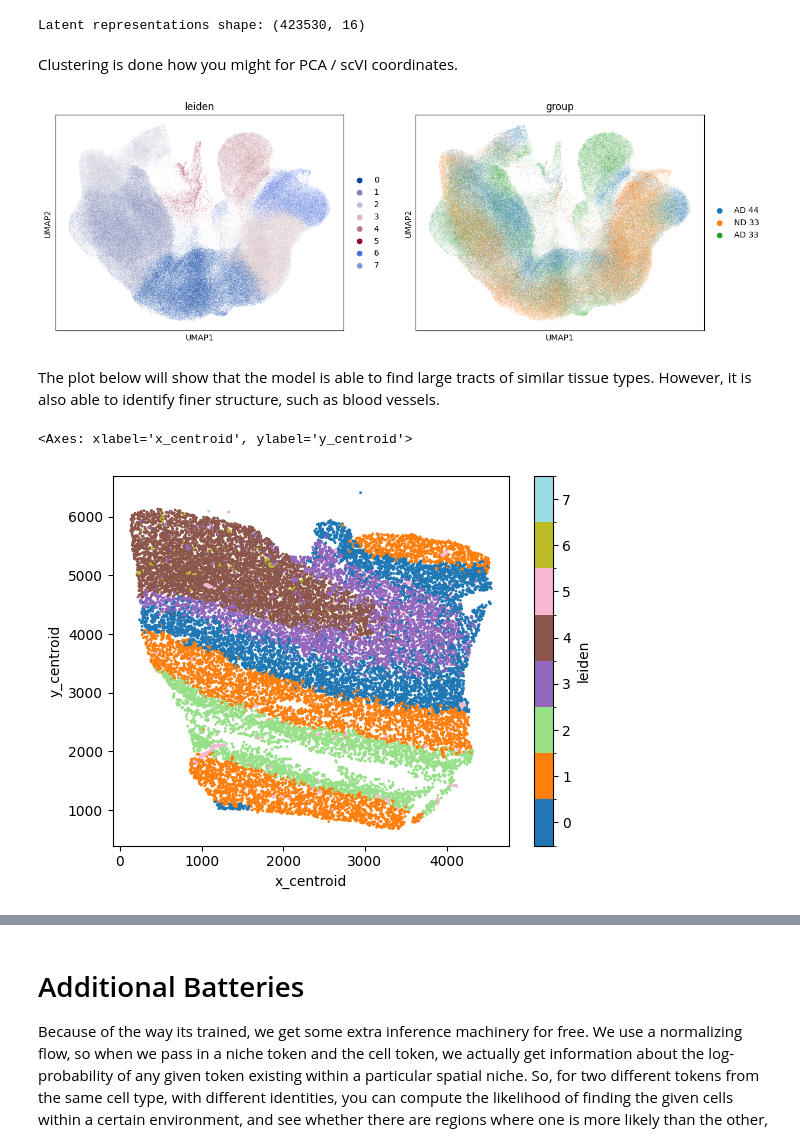
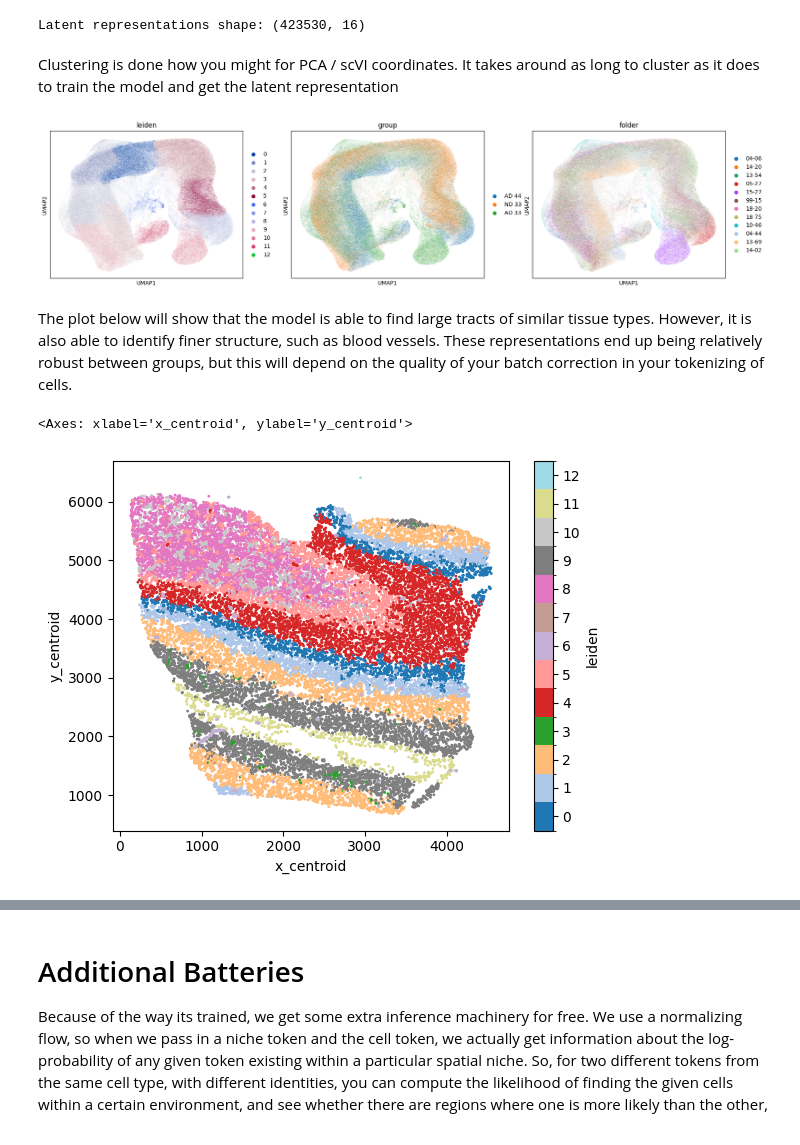
Before and after one commit to jhaberbe/rapid-niches, a Jupyter notebook: notebook/example.ipynb, the cells around one changed output, grey strips where cells are left out. Drawn from its saved outputs; the diff is of its cells as text; code cells hidden in the pictures.

```diff
--- a/notebook/example.ipynb
+++ b/notebook/example.ipynb
@@ -34,7 +34,7 @@ specimens = adata.obs["folder"].cat.codes.values
 # %%
 # build the graphs and the dataloader
 pgb = PairwiseGraphBuilder(adata.obsm["X_token"], locations, specimens, 20)
-dataloader = pgb.create_dataloader(batch_size=512)
+dataloader = pgb.create_dataloader(batch_size=2048)
 # %% [markdown]
 ### Training
 
@@ -50,4 +49,4 @@ handler = GraphTransformerHandler(model, device=device)
 # %% [markdown]
 Training can take 5 minutes or so. You don't necessarily need to complete a full epoch in order for it to converge.
 # %%
-handler.train(dataloader, num_epochs=5)
+handler.train(dataloader, num_epochs=10)
@@ -95,17 +106,17 @@ print(f"Latent representations shape: {latent_repr.shape}")
 Using temporary unshuffled dataloader for consistent latent representations
 Latent representations shape: (423530, 16)
 # %% [markdown]
-Clustering is done how you might for PCA / scVI coordinates.
+Clustering is done how you might for PCA / scVI coordinates. It takes around as long to cluster as it does to train the model and get the latent representation
 # %%
 sc.pp.neighbors(adata, use_rep="latent")
 sc.tl.umap(adata)
 # %%
-sc.tl.leiden(adata, n_iterations=2, flavor="igraph", resolution=0.2)
-sc.pl.umap(adata, color=["leiden", "group"], color_map="tab20")
+sc.tl.leiden(adata, n_iterations=2, flavor="igraph", resolution=0.3)
+sc.pl.umap(adata, color=["leiden", "group", "folder"], color_map="tab20")
 # %% [output]
-[figure, old version]
+[figure, new version]
 # %% [markdown]
-The plot below will show that the model is able to find large tracts of similar tissue types. However, it is also able to identify finer structure, such as blood vessels.
+The plot below will show that the model is able to find large tracts of similar tissue types. However, it is also able to identify finer structure, such as blood vessels. These representations end up being relatively robust between groups, but this will depend on the quality of your batch correction in your tokenizing of cells.
 # %%
 import plotly.express as px
 
@@ -118,7 +129,7 @@ adata.obs.query("folder=='99-15'").plot.scatter(
 )
 # %% [output]
 <Axes: xlabel='x_centroid', ylabel='y_centroid'>
-[figure, old version]
+[figure, new version]
 # %%
 import plotly.express as px
 
```
Also changed, not shown: parts of 12 cells of this notebook, 1 other file.
